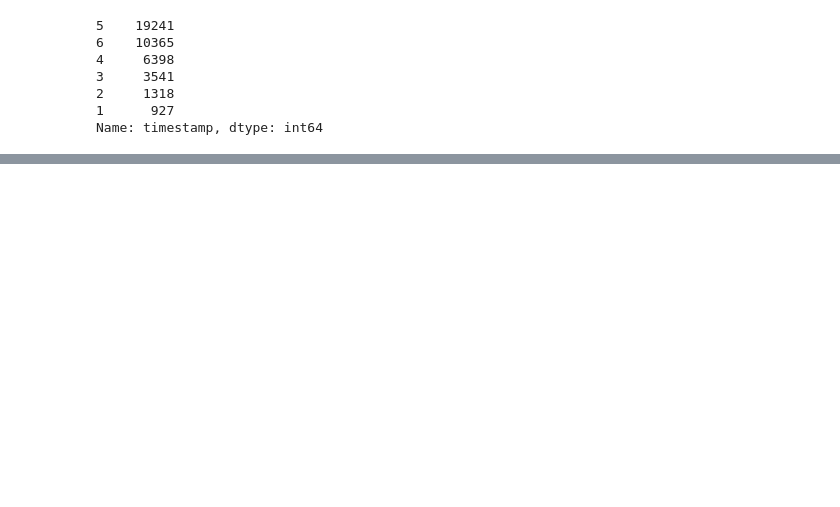
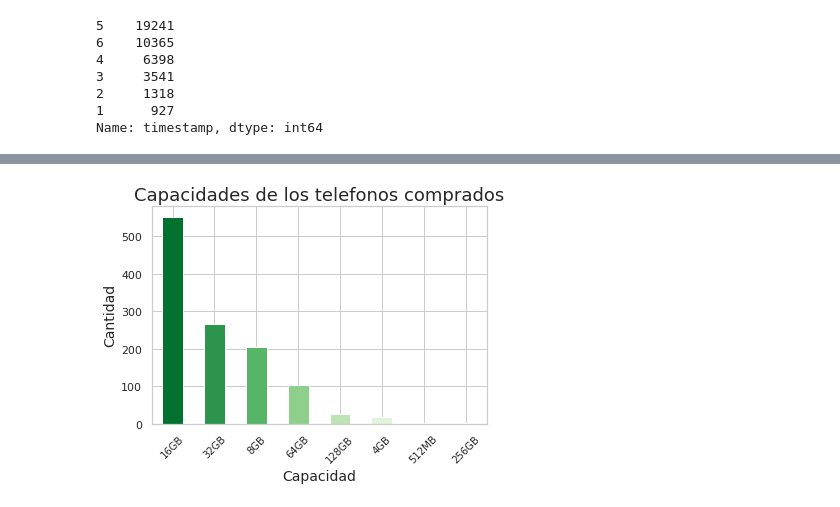
Before and after one commit to jowisaidman/tp1_analisis_exploratorio, a Jupyter notebook: Notebooks/Juli/Untitled.ipynb, the cells around one changed output, grey strips where cells are left out. Saved outputs shown, nothing was run; the diff lists cells and outputs as text; code cells hidden in the pictures; blank space fills up the shorter version.

```diff
--- a/Notebooks/Juli/Untitled.ipynb
+++ b/Notebooks/Juli/Untitled.ipynb
@@ -143,0 +160,8 @@ Name: timestamp, dtype: int64
+# %%
+storage_plot = conversion['storage'].value_counts().plot(kind = 'bar' , color=sns.color_palette('Greens_r'))
+storage_plot.set_title('Capacidades de los telefonos comprados',fontsize = 18)
+storage_plot.set_xlabel('Capacidad',fontsize = 14)
+storage_plot.set_ylabel('Cantidad',fontsize = 14)
+storage_plot.set_xticklabels(storage_plot.get_xticklabels(), rotation = 45, fontsize = 10);
+# %% [output]
+[figure, added]
```
Also changed, not shown: parts of 24 cells of this notebook, 1 other file.
